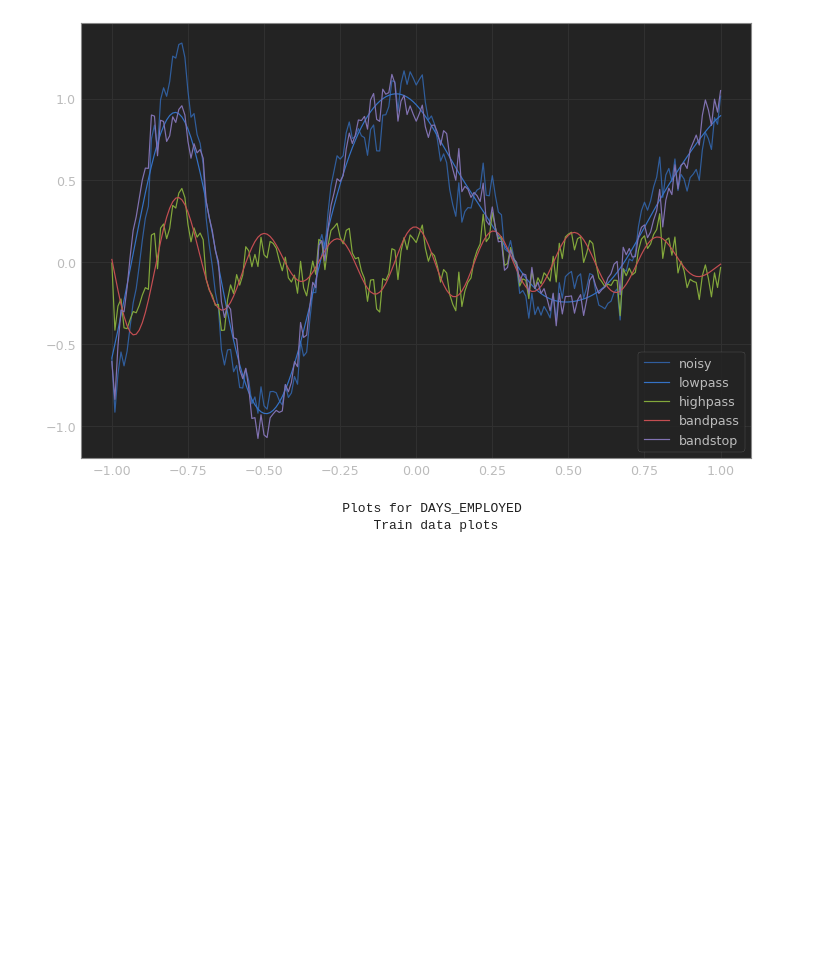
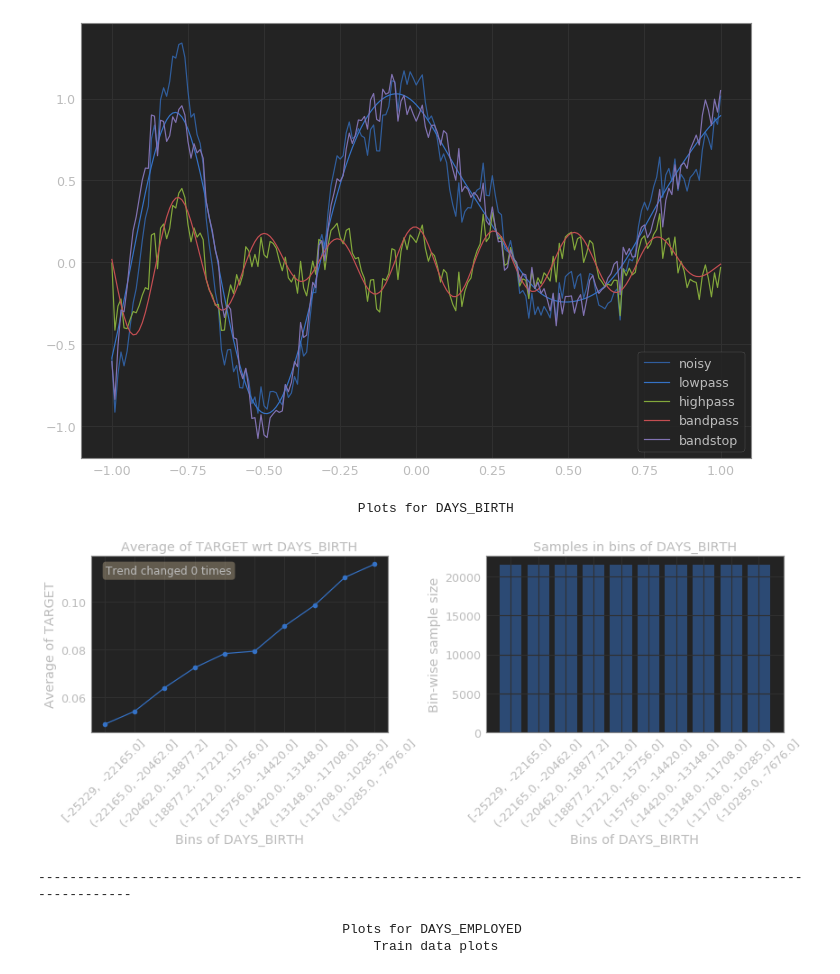
Before and after one commit to xtwxfxk/left5, a Jupyter notebook: test.ipynb, the cells around one changed output. Saved outputs shown, nothing was run; the diff lists cells and outputs as text; code cells hidden in the pictures; blank space fills up the shorter version.

```diff
--- a/test.ipynb
+++ b/test.ipynb
@@ -183,4 +183,10 @@ X_train, X_test, y_train, y_test = train_test_split(X, y, test_size=.3)
 # %%
 train_data = pd.concat([X_train, y_train], axis=1)
 test_data = pd.concat([X_test, y_test], axis=1)
+# %%
+get_univariate_plots(data=train_data, target_col='TARGET', features_list=['DAYS_BIRTH'], bins=10)
+# %% [output]
+                                         Plots for DAYS_BIRTH
+[figure, added]
+--------------------------------------------------------------------------------------------------------------
 # %%
```
Also changed, not shown: parts of 1 cell of this notebook.
